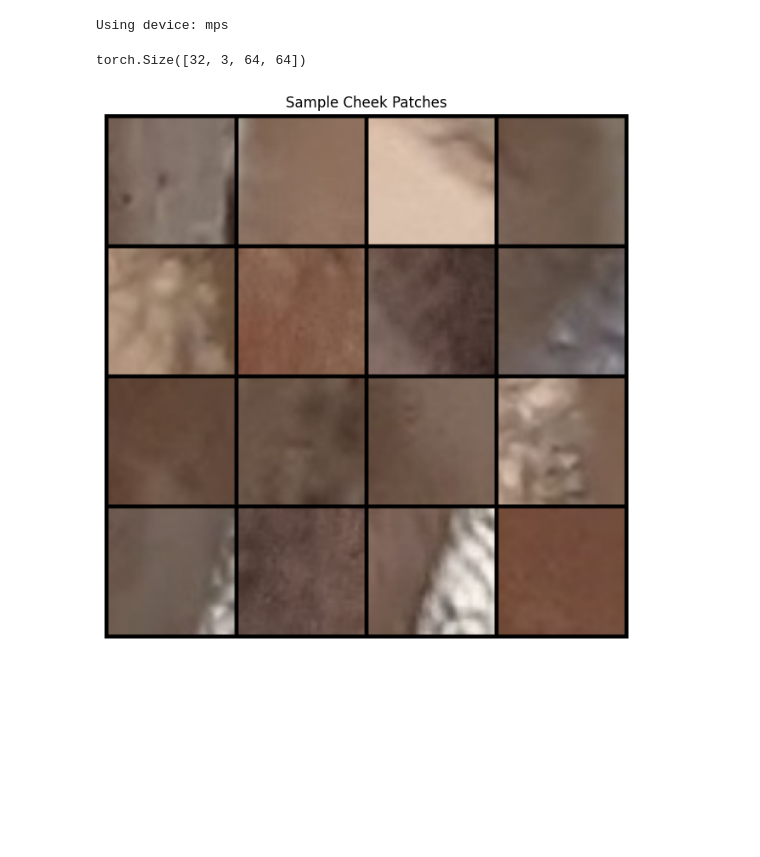
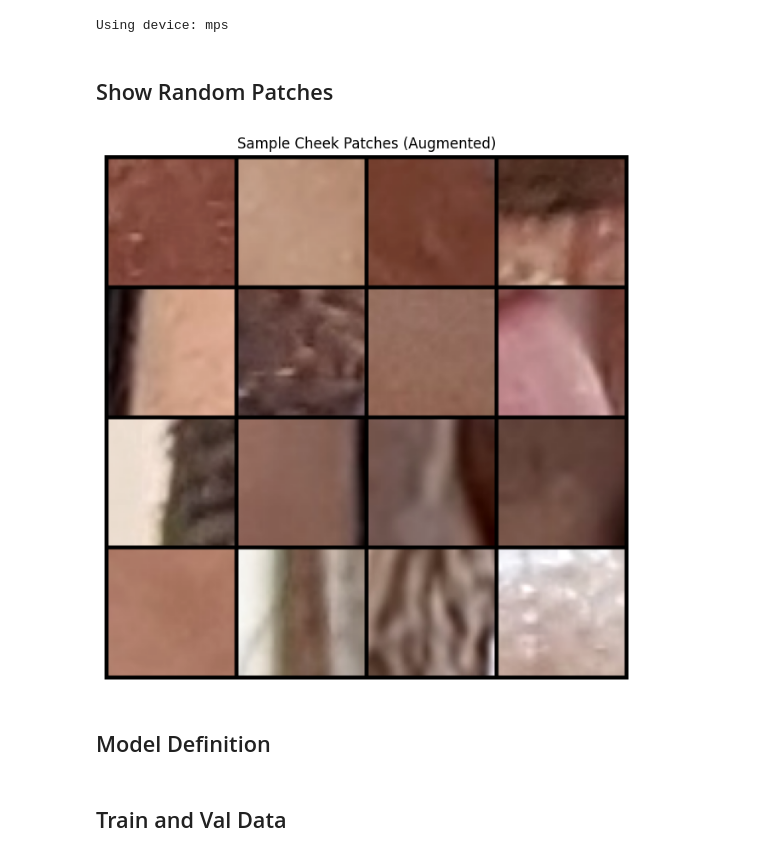
Before and after one commit to Sreevatsa03/shade-matching, a Jupyter notebook: shade-matching.ipynb, the cells around one changed output. Saved outputs shown, nothing was run; the diff lists cells and outputs as text; code cells hidden in the pictures; blank space fills up the shorter version.

```diff
--- a/shade-matching.ipynb
+++ b/shade-matching.ipynb
@@ -24,40 +34,42 @@ else:
 print("Using device:", device)
 # %% [output]
 Using device: mps
-# %%
-# initialize dataset and dataloader
-dataset = MSTEPatchDataset("/Users/sree/mst-e/cheek_patches_clean", image_size=64)
-dataloader = DataLoader(dataset, batch_size=32, shuffle=True, num_workers=2)
-# %% [output]
-torch.Size([32, 3, 64, 64])
+# %% [markdown]
+## Show Random Patches
 # %%
-# patches directory
-patch_dir = "/Users/sree/mst-e/cheek_patches_clean"
+# patches_dir
+PATCH_DIR = "/Users/sree/mst-e/cheek_patches_clean"
 image_paths = []
 
-# collect 16 images
-for root, _, files in os.walk(patch_dir):
+# collect all image paths recursively
+all_image_paths = []
+for root, _, files in os.walk(PATCH_DIR):
     for file in files:
         if file.lower().endswith((".jpg", ".jpeg", ".png")):
-            image_paths.append(os.path.join(root, file))
-        if len(image_paths) >= 16:
-            break
-    if len(image_paths) >= 16:
-        break
+            all_image_paths.append(os.path.join(root, file))
+
+# randomly sample 16
+image_paths = random.sample(all_image_paths, 16)
 
 # load and transform
 transform = transforms.Compose([
-    transforms.Resize((64, 64)),
+    transforms.Resize((72, 72)),
+    transforms.RandomCrop((64, 64)),
+    transforms.RandomHorizontalFlip(p=0.5),
+    transforms.ColorJitter(brightness=0.1, contrast=0.1),
     transforms.ToTensor()
 ])
+
 images = [transform(Image.open(p).convert("RGB")) for p in image_paths]
 grid = make_grid(images, nrow=4)
 
 # show the grid
 plt.figure(figsize=(8, 8))
 plt.imshow(grid.permute(1, 2, 0))
 plt.axis("off")
-plt.title("Sample Cheek Patches")
+plt.title("Sample Cheek Patches (Augmented)")
 plt.show()
 # %% [output]
-[figure, old version]
+[figure, new version]
+# %% [markdown]
+## Model Definition
@@ -63,0 +142,2 @@ plt.show()
+# %% [markdown]
+## Train and Val Data
```
Also changed, not shown: parts of 17 cells of this notebook, 33 other files.
